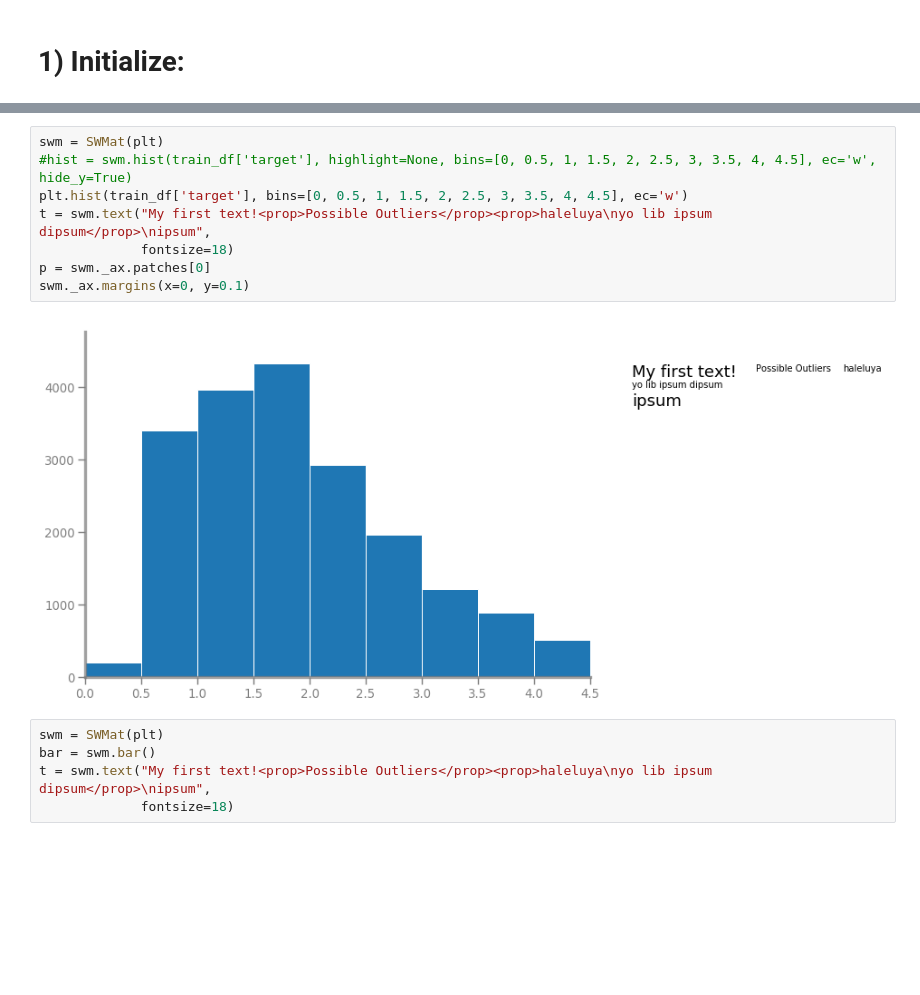
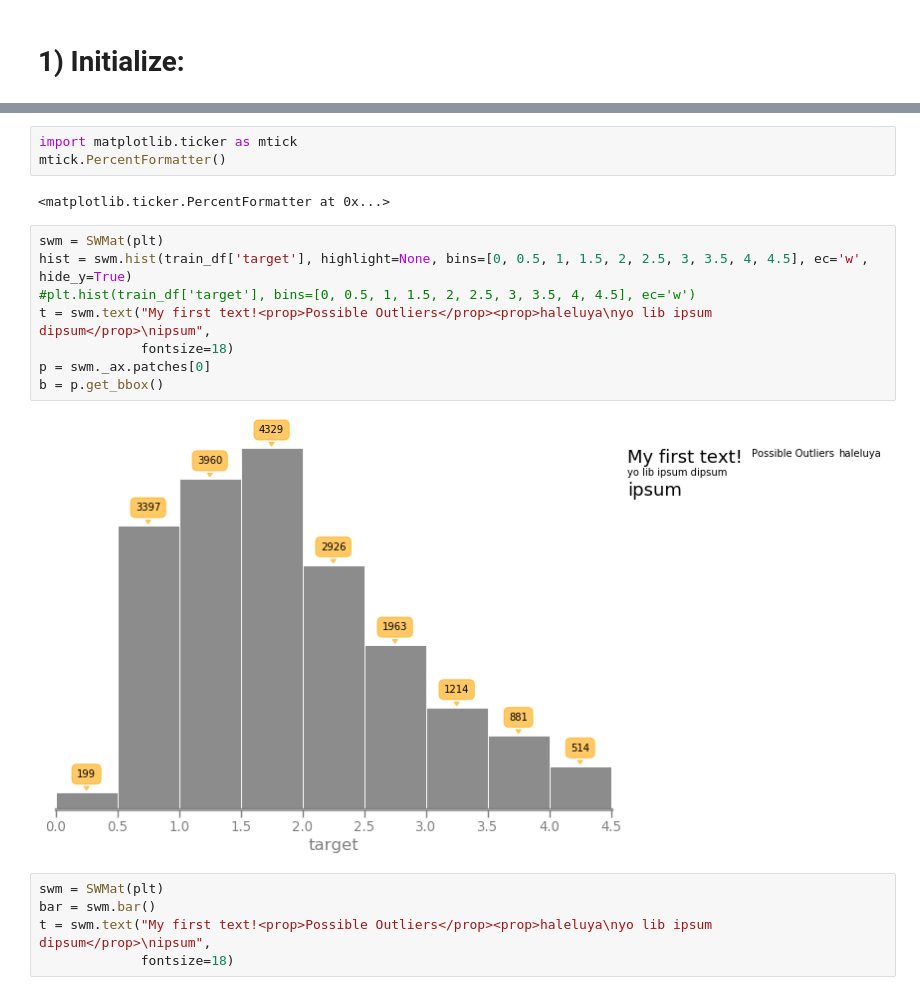
Before and after one commit to PuneetGrov3r/SWMat, a Jupyter notebook: Notebooks/SWMat.ipynb, the cells around one changed output, grey strips where cells are left out. Drawn from its saved outputs; the diff is of its cells as text; blank space fills up the shorter version.

```diff
--- a/Notebooks/SWMat.ipynb
+++ b/Notebooks/SWMat.ipynb
@@ -466,13 +1036,18 @@ ax.scatter(train_df['MedInc'], train_df['target'])
+# %%
+import matplotlib.ticker as mtick
+mtick.PercentFormatter()
+# %% [output]
+<matplotlib.ticker.PercentFormatter at 0x...>
 # %%
 swm = SWMat(plt)
-#hist = swm.hist(train_df['target'], highlight=None, bins=[0, 0.5, 1, 1.5, 2, 2.5, 3, 3.5, 4, 4.5], ec='w', hide_y=True)
-plt.hist(train_df['target'], bins=[0, 0.5, 1, 1.5, 2, 2.5, 3, 3.5, 4, 4.5], ec='w')
+hist = swm.hist(train_df['target'], highlight=None, bins=[0, 0.5, 1, 1.5, 2, 2.5, 3, 3.5, 4, 4.5], ec='w', hide_y=True)
+#plt.hist(train_df['target'], bins=[0, 0.5, 1, 1.5, 2, 2.5, 3, 3.5, 4, 4.5], ec='w')
 t = swm.text("My first text!<prop>Possible Outliers</prop><prop>haleluya\nyo lib ipsum dipsum</prop>\nipsum",
              fontsize=18)
 p = swm._ax.patches[0]
-swm._ax.margins(x=0, y=0.1)
+b = p.get_bbox()
 # %% [output]
-[figure, old version]
+[figure, new version]
 # %%
 swm = SWMat(plt)
 bar = swm.bar()
```
Also changed, not shown: parts of 4 cells of this notebook.
